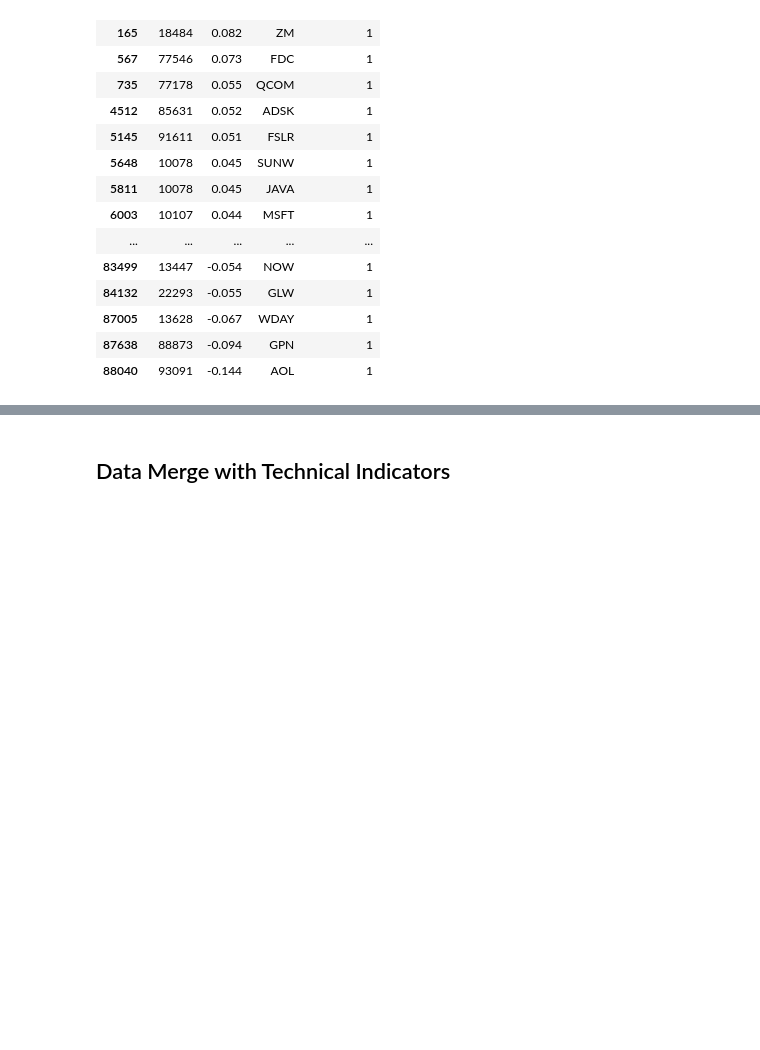
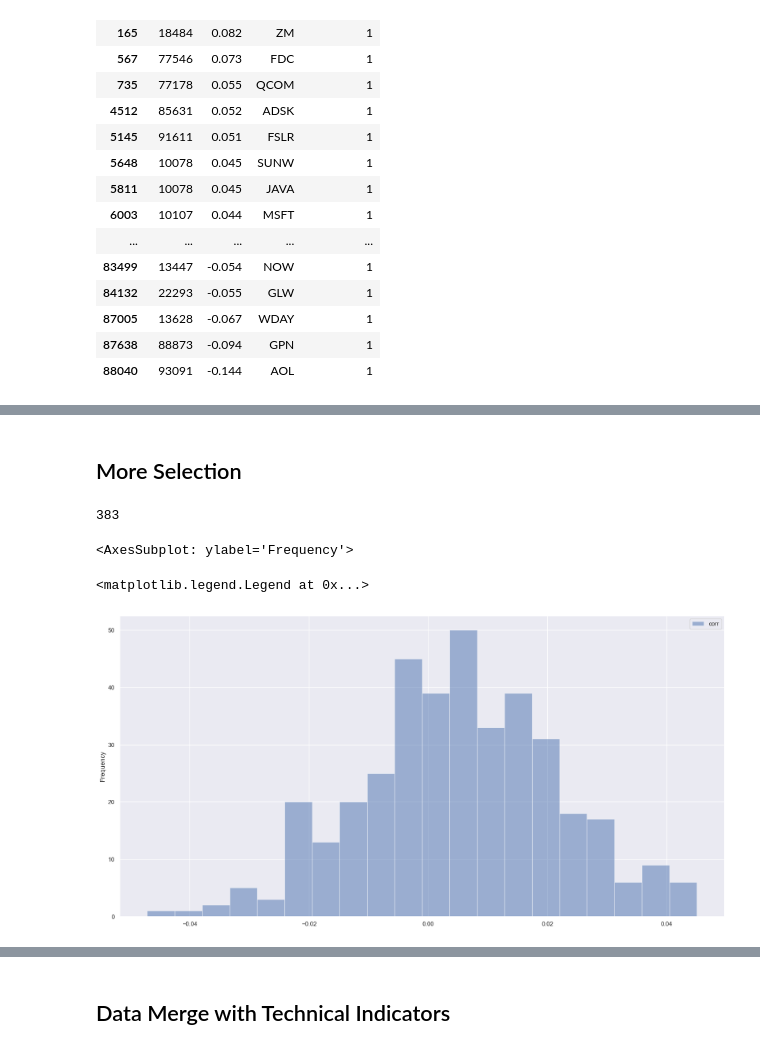
Before and after one commit to AI4Finance-Foundation/FinRL_Imitation_Learning, a Jupyter notebook: Stock_Selection.ipynb, the cells around one changed output, grey strips where cells are left out. Drawn from its saved outputs; the diff is of its cells as text; code cells hidden in the pictures; blank space fills up the shorter version.

```diff
--- a/Stock_Selection.ipynb
+++ b/Stock_Selection.ipynb
@@ -390,6 +391,13 @@ results
 # %%
 # All data points - merged retail imblance trades and returns rates
-retail_ret = pd.merge(retail[['ticker','permno','date','moribvol', "russellgroup", "sector", "price"]], ret, on = ['permno','date'], how = 'inner')
+retail_ret = pd.merge(retail[['ticker','permno','date','moribvol', "russellgroup", "sector", "price"]],
+                      ret,
+                      on = ['permno','date'],
+                      how = 'inner')
+
+START_DATE = max(retail_ret.date).strftime('%Y-%m-%d')
+END_DATE = min(retail_ret.date).strftime('%Y-%m-%d')
+
 retail_ret = retail_ret.rename(columns={'ticker': 'tic'})
 retail_ret
 # %% [output]
@@ -563,0 +577,41 @@ Timestamp('2021-12-31 00:00:00')
+# %% [markdown]
+## More Selection
+# %%
+fut_ret = 'ret_1'
+SELECT_RUSSELL_GROUPS = {1, 2}
+
+# create a list of permnos that have data on both 2007-01-03 and 2021-12-31
+time_valid_permnos = retail_ret.loc[retail_ret['date'].isin(['2007-01-03', '2021-12-31'])] \
+                               .groupby('permno') \
+                               .filter(lambda x: len(x) == 2) \
+                               .permno \
+                               .unique()
+
+# create a list of permnos that have never changed their ticker
+tic_valid_permnos = retail_ret.groupby(['permno']).filter(lambda x: x['tic'].nunique() == 1).permno.unique()
+
+# create a list of permnos with relatively large cap sizes
+russell_valid_permnos = retail_ret.groupby(['permno']).filter(lambda x: set(x['russellgroup'].unique())
+                                                              .issubset(SELECT_RUSSELL_GROUPS)).permno.unique()
+
+# filter the retail_ret dataset
+filtered_df = retail_ret.loc[retail_ret['permno'].isin(time_valid_permnos) &
+                             retail_ret['permno'].isin(tic_valid_permnos) &
+                             retail_ret['permno'].isin(russell_valid_permnos)]
+
+df_correlation = filtered_df.groupby(['permno']).apply(lambda x: x['moribvol'].corr(x[fut_ret])).dropna().reset_index(name='corr')
+df_correlation = df_correlation.merge(retail_ret[['tic', 'permno', 'sector']], on='permno').drop_duplicates()
+# %%
+len(df_correlation)
+# %% [output]
+383
+# %%
+# Plot the distribution of correlation values
+df_correlation['corr'].plot.hist(alpha=0.5, bins=20)
+
+plt.legend()
+plt.show()
+# %% [output]
+<AxesSubplot: ylabel='Frequency'>
+<matplotlib.legend.Legend at 0x...>
+[figure, added]
```
Also changed, not shown: parts of 26 cells of this notebook.
